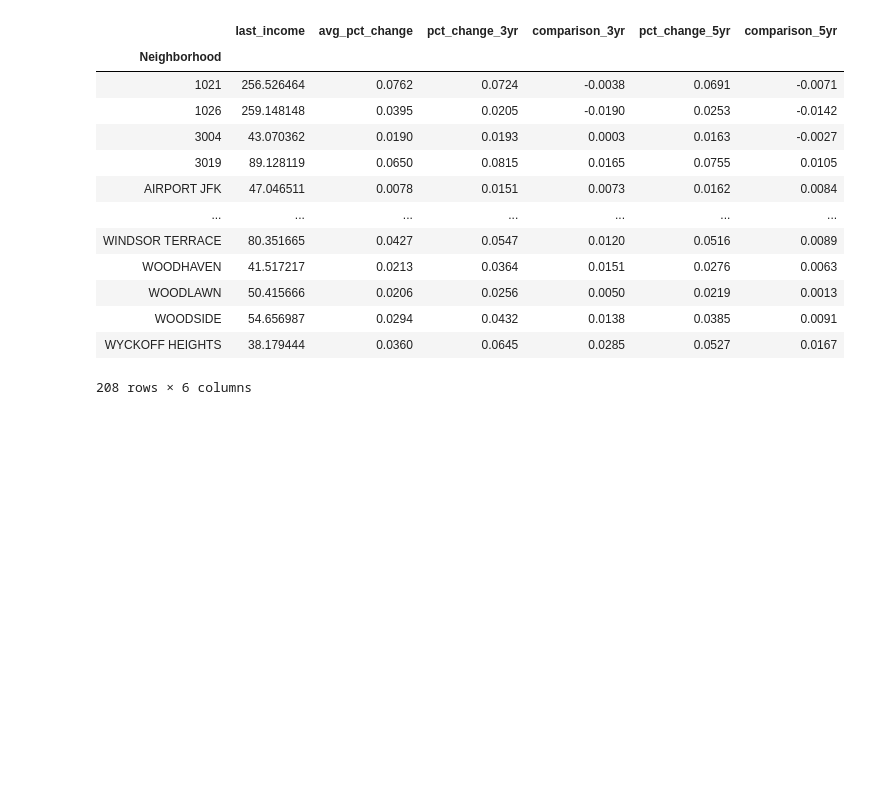
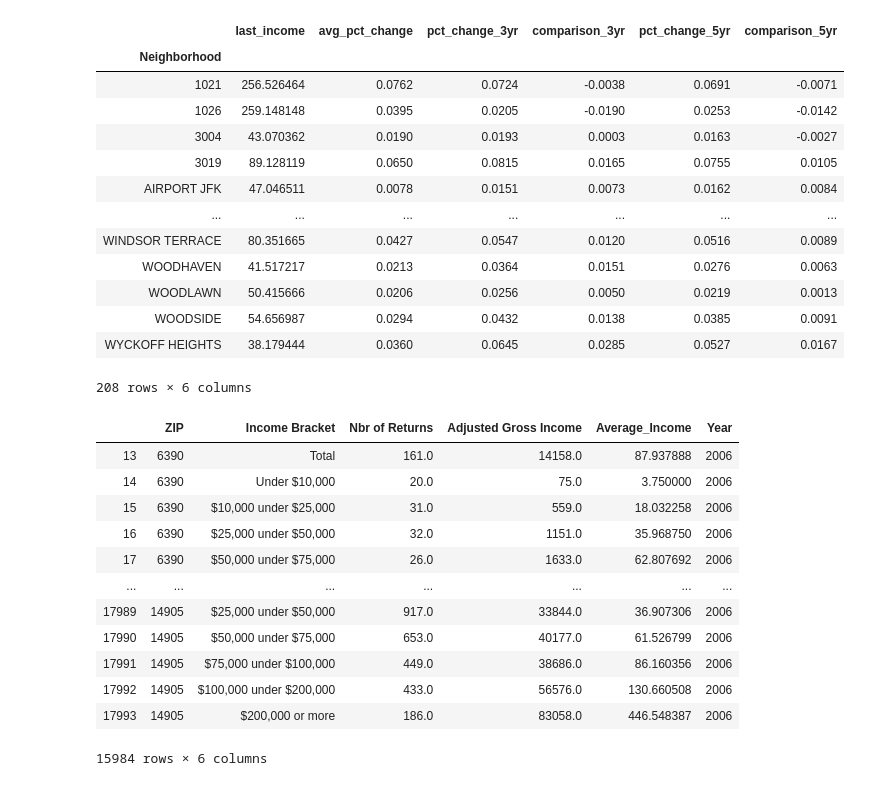
Before and after one commit to ekuo651/NYC-RE-Neighborhood-Trends, a Jupyter notebook: function_income_2009-2016.ipynb, the cells around one changed output. Cells and saved outputs as stored; diff of their text form; code cells hidden in the pictures; blank space fills up the shorter version.

```diff
--- a/function_income_2009-2016.ipynb
+++ b/function_income_2009-2016.ipynb
@@ -237,3 +225,19 @@ nyc_stats_df
 208 rows × 6 columns
 # %%
 nyc_stats_df.to_csv('Data/Income/income_data.csv')
+# %%
+clean_up_income_data(2006)
+# %% [output]
+|  | ZIP | Income Bracket | Nbr of Returns | Adjusted Gross Income | Average_Income | Year |
+| 13 | 6390 | Total | 161.0 | 14158.0 | 87.937888 | 2006 |
+| 14 | 6390 | Under $10,000 | 20.0 | 75.0 | 3.750000 | 2006 |
+| 15 | 6390 | $10,000 under $25,000 | 31.0 | 559.0 | 18.032258 | 2006 |
+| 16 | 6390 | $25,000 under $50,000 | 32.0 | 1151.0 | 35.968750 | 2006 |
+| 17 | 6390 | $50,000 under $75,000 | 26.0 | 1633.0 | 62.807692 | 2006 |
+| ... | ... | ... | ... | ... | ... | ... |
+| 17989 | 14905 | $25,000 under $50,000 | 917.0 | 33844.0 | 36.907306 | 2006 |
+| 17990 | 14905 | $50,000 under $75,000 | 653.0 | 40177.0 | 61.526799 | 2006 |
+| 17991 | 14905 | $75,000 under $100,000 | 449.0 | 38686.0 | 86.160356 | 2006 |
+| 17992 | 14905 | $100,000 under $200,000 | 433.0 | 56576.0 | 130.660508 | 2006 |
+| 17993 | 14905 | $200,000 or more | 186.0 | 83058.0 | 446.548387 | 2006 |
+15984 rows × 6 columns
```
Also changed, not shown: parts of 2 cells of this notebook, 19 other files.
